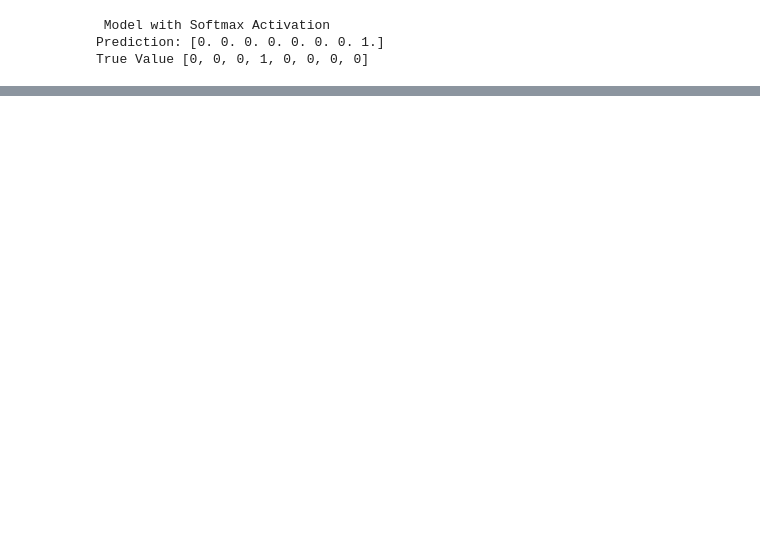
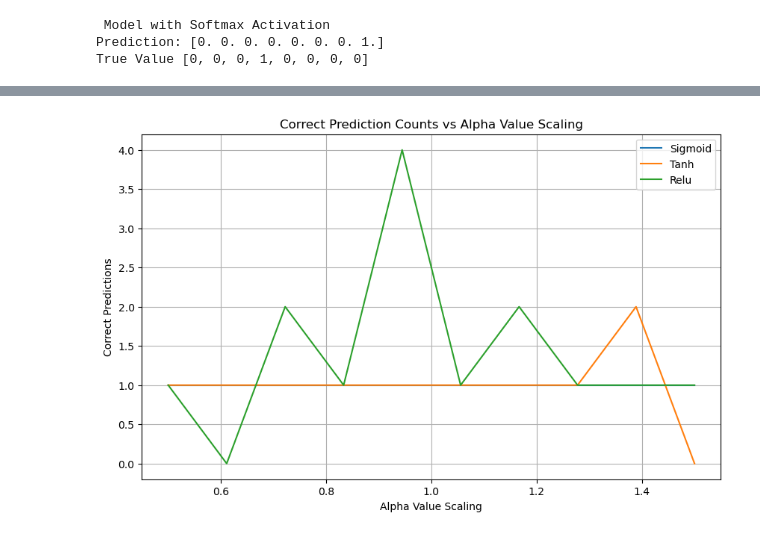
Before and after one commit to SvenHockers/Implementing-Backpropagation, a Jupyter notebook: NN.ipynb, the cells around one changed output, grey strips where cells are left out. Drawn from its saved outputs; the diff is of its cells as text; code cells hidden in the pictures; blank space fills up the shorter version.

Commit message:
Added testing function

```diff
--- a/NN.ipynb
+++ b/NN.ipynb
@@ -335,3 +359,40 @@ sigmoidModel.displayModel()
         }
     ]
 }
+# %%
+def testing(n=100):
+    models = {
+        'sigmoid': {'activation': 'sigmoid', 'alpha_scale': 0.1, 'max_iterations_scale': 100},
+        'tanh': {'activation': 'tanh', 'alpha_scale': 0.0001, 'max_iterations_scale': 2250},
+        'relu': {'activation': 'relu', 'alpha_scale': 0.001, 'max_iterations_scale': 100}
+    }
+
+    counts = {name: [] for name in models}
+    a_values = np.linspace(0.5, 1.5, n)
+
+    for a in a_values:
+        for model_name, params in models.items():
+            model = FFN(
+                [8, 3, 8],
+                activation=params['activation'],
+                alpha=params['alpha_scale'] * a
+            )
+            model.train(X=xTrain, y=yTrain, max_itterations=int(params['max_iterations_scale'] * a), plot_loss=False)
+
+            count_correct = sum((np.array(row) == model.predict(row)).all() for row in Test)
+            counts[model_name].append(count_correct)
+
+    plt.figure(figsize=(10, 6))
+    for model_name, count_list in counts.items():
+        plt.plot(a_values, count_list, label=f"{model_name.capitalize()}")
+
+    plt.xlabel("Alpha Value Scaling")
+    plt.ylabel("Correct Predictions")
+    plt.title("Correct Prediction Counts vs Alpha Value Scaling")
+    plt.legend()
+    plt.grid()
+    plt.show()
+# %%
+testing(10)
+# %% [output]
+[figure, added]
```
Also changed, not shown: parts of 5 cells of this notebook.
